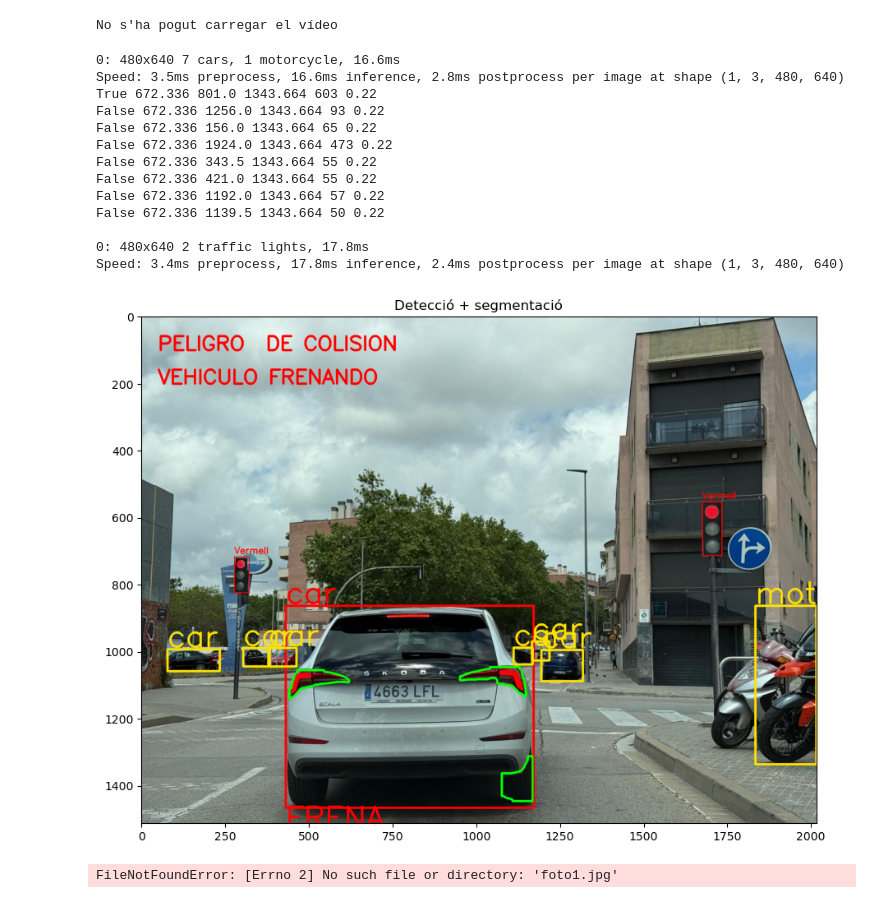
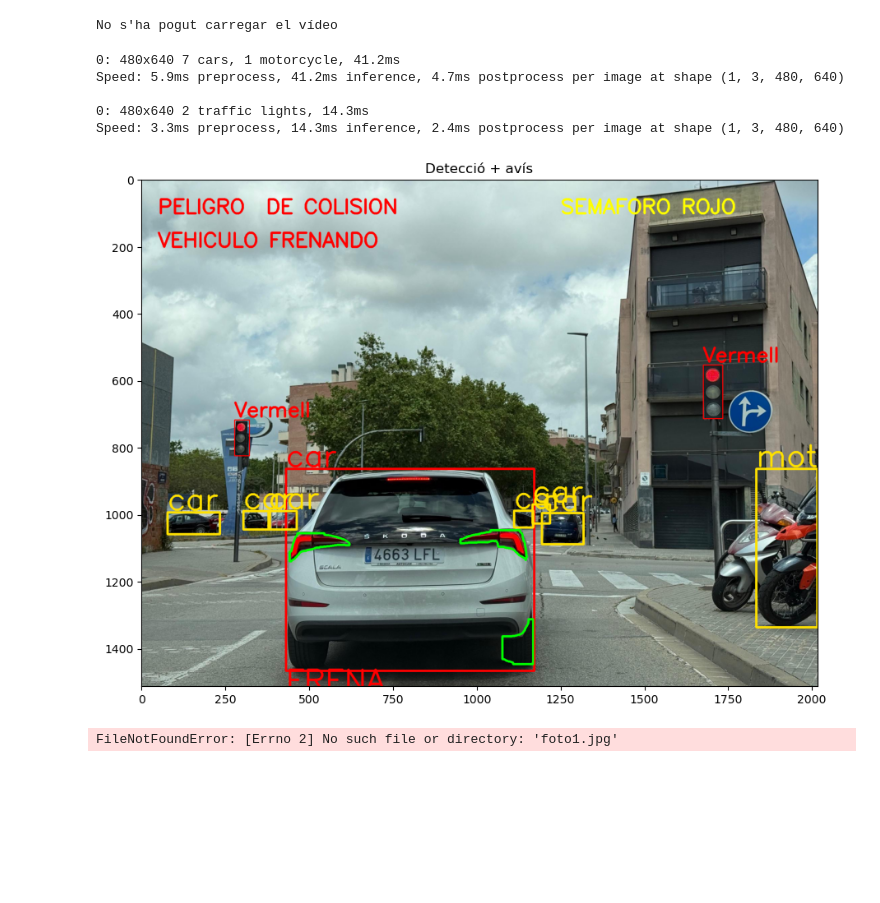
Before and after one commit to malvesi/ADAS-App, a Jupyter notebook: main.ipynb, the cells around one changed output. Cells and saved outputs as stored; diff of their text form; code cells hidden in the pictures; blank space fills up the shorter version.

```diff
--- a/main.ipynb
+++ b/main.ipynb
@@ -113,7 +113,6 @@ No s'ha pogut carregar el vídeo
 if pic:
 
     frame = picture
-    frame = cv2.imread("P8.jpg")
 
     # Vehicles
     if vehicles:
@@ -199,6 +198,9 @@ if pic:
     # Semàfors i stops
     if signs:
 
+        criticitat = 0
+        stop = False
+
         # Detecció
         r_det_sin = model_sin(frame, conf=det_sig_conf, iou=det_sig_iou)[0]
 
@@ -214,50 +216,74 @@ if pic:
             # Coordenades
             x1, y1, x2, y2 = map(int, box.xyxy[0])
             x1, y1 = max(x1, 0), max(y1, 0)
             x2, y2 = min(x2, frame.shape[1]), min(y2, frame.shape[0])
 
             roi = frame[y1:y2, x1:x2]
 
-            if cls == 0:  # semàfor
+            if cls == 1: # stop
+                stop = True
+
+            if cls == 0: # semàfor
                 # Classificació amb EfficientNet
                 img_pil = Image.fromarray(cv2.cvtColor(roi, cv2.COLOR_BGR2RGB))
                 input_tensor = transform_semafor(img_pil).unsqueeze(0).to(device)
 
                 with torch.no_grad():
                     output = model_sem(input_tensor)
                     probs = F.softmax(output, dim=1)
                     confidence, pred = torch.max(probs, dim=1)
                     confidence = confidence.item()
                     pred = pred.item()
 
+                # Color semàfor
+                if pred == 0:
+                    color_sem = (0, 0, 0)
+                elif pred == 1:
+                    color_sem = (0, 255, 0)
+                elif pred == 2:
+                    color_sem = (0, 0, 0)
+                elif pred == 3:
+                    color_sem = (0, 0, 255)
+                    criticitat = 3
+                else:
+                    color_sem = (0, 255, 255)
+
+                # Pitjor cas semàfor
+                if pred == 3: # Vermell
+                    criticitat = 3
+                elif pred == 4 and criticitat < 3: # Groc
+                    criticitat = 4
+
                 # Mostra resultat
-                cv2.rectangle(frame, (x1, y1), (x2, y2), (0, 0, 255), 2)
-                cv2.putText(frame, class_names[pred], (x1, y1 - 10),
-                            cv2.FONT_HERSHEY_SIMPLEX, 0.9, (0, 0, 255), 2)
+                if pred > 0:
+                    cv2.rectangle(frame, (x1, y1), (x2, y2), color_sem, 2)
+                    cv2.putText(frame, class_names[pred], (x1, y1 - 10),
+                                cv2.FONT_HERSHEY_SIMPLEX, 2, color_sem, 5)
+
+        missatge = "SEMAFORO AMBAR" if criticitat == 4 else "SEMAFORO ROJO"
+        if criticitat > 2:
+            cv2.putText(frame, missatge, (1250, 100), # Missatge de semàfor
+                cv2.FONT_HERSHEY_SIMPLEX, 2, (0, 255, 255), 5)
+
+        if stop:
+            cv2.putText(frame, "STOP VISIBLE", (1250, 200), # Missatge stop
+                cv2.FONT_HERSHEY_SIMPLEX, 2, (0, 255, 255), 5)
 
     # Correcció BGR a RGB
     frame_rgb = cv2.cvtColor(frame, cv2.COLOR_BGR2RGB)
 
     # Mostra la imatge
     plt.figure(figsize=(12, 8))
     plt.imshow(frame_rgb)
     plt.title("Detecció + avís")
     plt.show()
 # %% [output]
-0: 480x640 7 cars, 1 motorcycle, 16.6ms
-Speed: 3.5ms preprocess, 16.6ms inference, 2.8ms postprocess per image at shape (1, 3, 480, 640)
-True 672.336 801.0 1343.664 603 0.22
-False 672.336 1256.0 1343.664 93 0.22
-False 672.336 156.0 1343.664 65 0.22
-False 672.336 1924.0 1343.664 473 0.22
-False 672.336 343.5 1343.664 55 0.22
-False 672.336 421.0 1343.664 55 0.22
-False 672.336 1192.0 1343.664 57 0.22
-False 672.336 1139.5 1343.664 50 0.22
+0: 480x640 7 cars, 1 motorcycle, 41.2ms
+Speed: 5.9ms preprocess, 41.2ms inference, 4.7ms postprocess per image at shape (1, 3, 480, 640)
 
-0: 480x640 2 traffic lights, 17.8ms
-Speed: 3.4ms preprocess, 17.8ms inference, 2.4ms postprocess per image at shape (1, 3, 480, 640)
+0: 480x640 2 traffic lights, 14.3ms
+Speed: 3.3ms preprocess, 14.3ms inference, 2.4ms postprocess per image at shape (1, 3, 480, 640)
-[figure, old version]
+[figure, new version]
 # %%
 # Imatge a tractar
 frame = cv2.imread("foto1.jpg")
```
